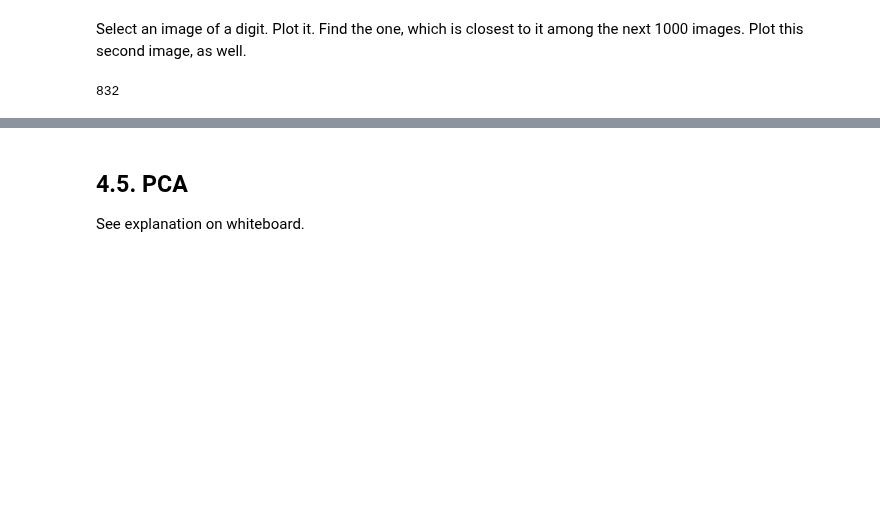
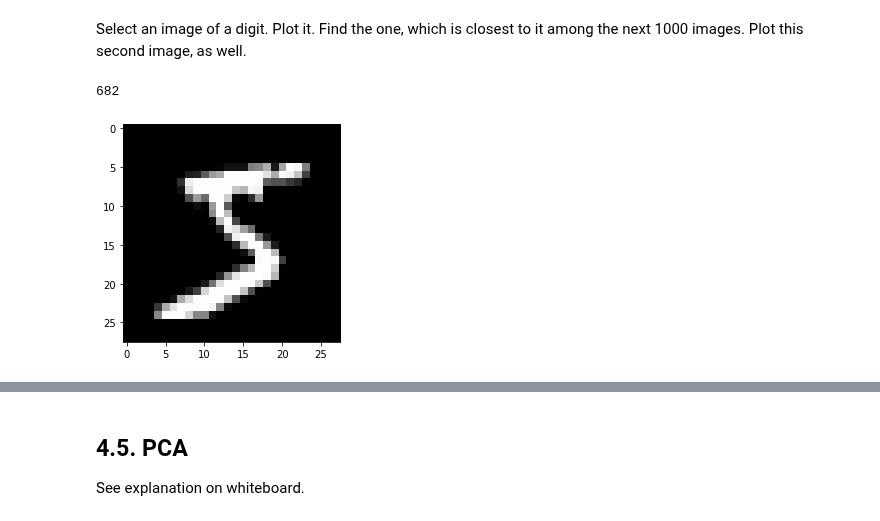
Before and after one commit to KingaS03/Mathematics-for-Machine-Learning-and-Data-Science, a Jupyter notebook: PCA.ipynb, the cells around one changed output, grey strips where cells are left out. Drawn from its saved outputs; the diff is of its cells as text; code cells hidden in the pictures; blank space fills up the shorter version.

Commit message:
Notebooks updated for the first day of MM workshop

```diff
--- a/PCA.ipynb
+++ b/PCA.ipynb
@@ -650,7 +705,7 @@ Select an image of a digit. Plot it. Find the one, which is closest to it among
 # %%
 # scratch cell
 mindist = 100000
-first = 0
+first = 2
 second2remember = 0
 for second in range(1000):
     f = images[first].reshape(28, 28)
@@ -661,4 +716,8 @@ for second in range(1000):
         second2remember = second
 print(second2remember)
 # %% [output]
-832
+682
+# %%
+plt.imshow(images[0].reshape(28, 28), cmap='gray');
+# %% [output]
+[figure, added]
```
Also changed, not shown: parts of 26 cells of this notebook, 2 other files.
